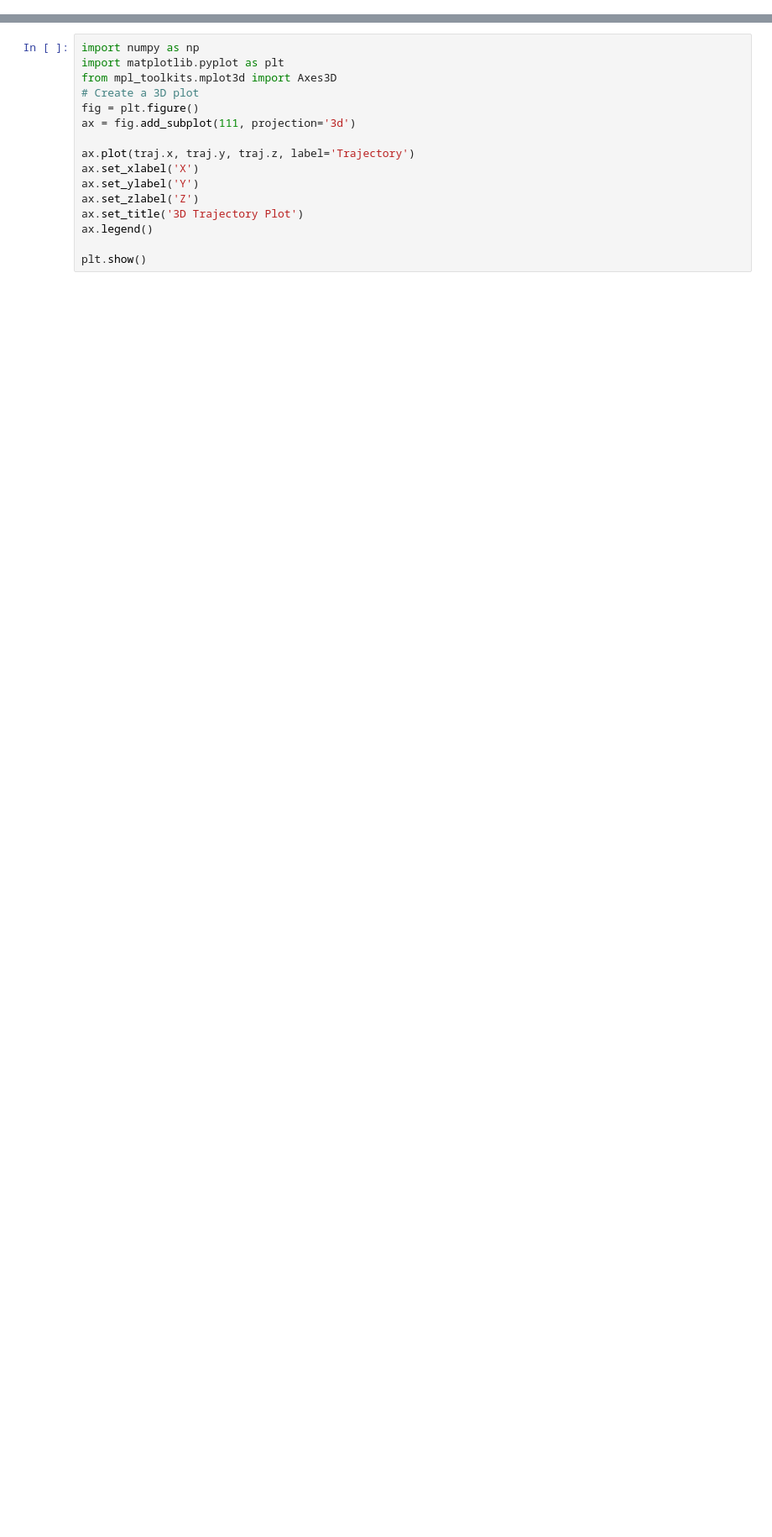
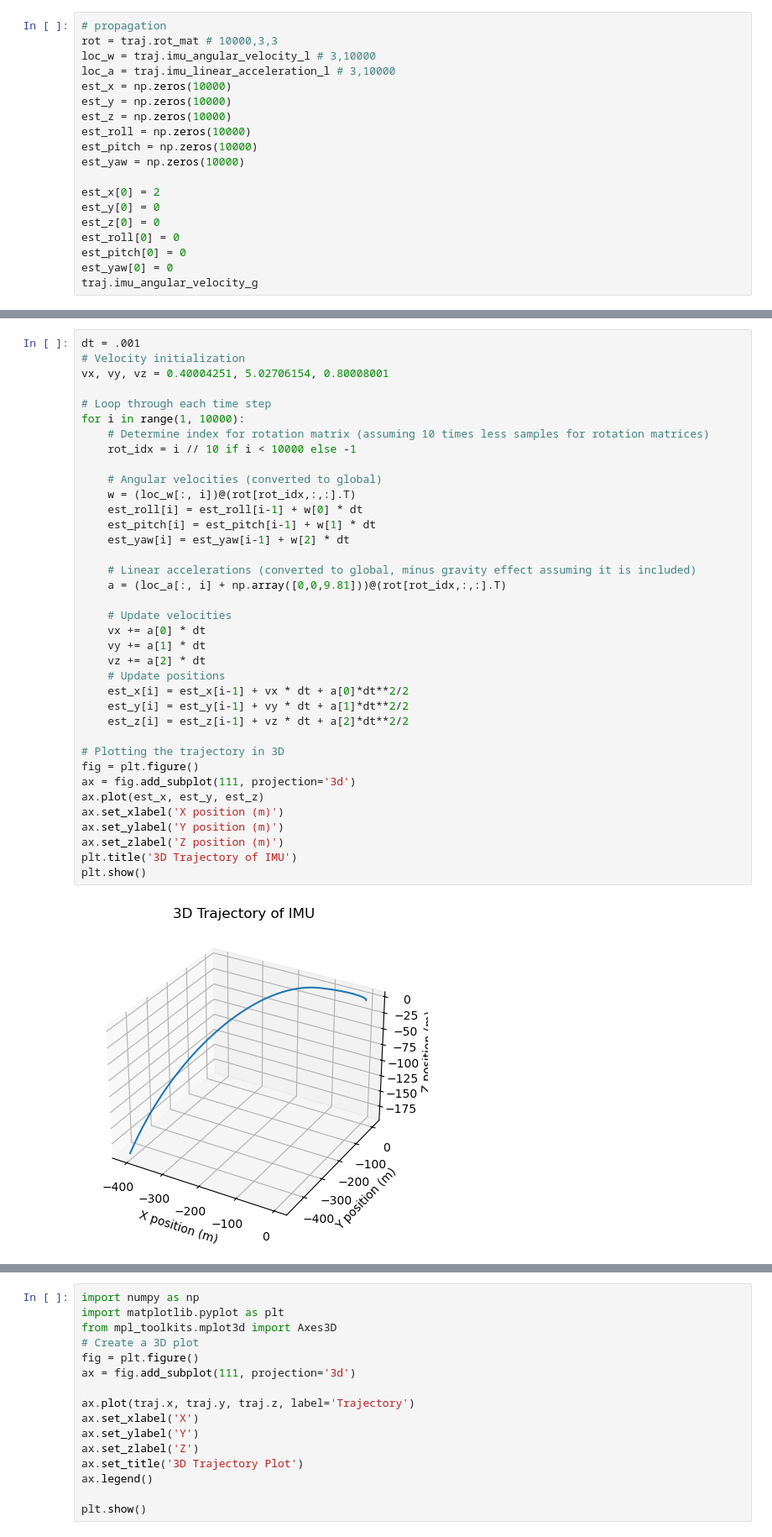
Before and after one commit to easy98/Invariant_UKF_and_CI, a Jupyter notebook: test.ipynb, the cells around one changed output, grey strips where cells are left out. Shown: that part at 84% size. Drawn from its saved outputs; the diff is of its cells as text; blank space fills up the shorter version.

```diff
--- a/test.ipynb
+++ b/test.ipynb
@@ -35,0 +20,19 @@ array([[-12.63796135, -12.63402893, -12.64848   , ..., -37.91201616,
+# %%
+# propagation
+rot = traj.rot_mat # 10000,3,3
+loc_w = traj.imu_angular_velocity_l # 3,10000
+loc_a = traj.imu_linear_acceleration_l # 3,10000
+est_x = np.zeros(10000)
+est_y = np.zeros(10000)
+est_z = np.zeros(10000)
+est_roll = np.zeros(10000)
+est_pitch = np.zeros(10000)
+est_yaw = np.zeros(10000)
+
+est_x[0] = 2
+est_y[0] = 0
+est_z[0] = 0
+est_roll[0] = 0
+est_pitch[0] = 0
+est_yaw[0] = 0
+traj.imu_angular_velocity_g
@@ -35,0 +46,39 @@ array([[-12.63796135, -12.63402893, -12.64848   , ..., -37.91201616,
+# %%
+dt = .001
+# Velocity initialization
+vx, vy, vz = 0.40004251, 5.02706154, 0.80008001
+
+# Loop through each time step
+for i in range(1, 10000):
+    # Determine index for rotation matrix (assuming 10 times less samples for rotation matrices)
+    rot_idx = i // 10 if i < 10000 else -1
+
+    # Angular velocities (converted to global)
+    w = (loc_w[:, i])@(rot[rot_idx,:,:].T)
+    est_roll[i] = est_roll[i-1] + w[0] * dt
+    est_pitch[i] = est_pitch[i-1] + w[1] * dt
+    est_yaw[i] = est_yaw[i-1] + w[2] * dt
+
+    # Linear accelerations (converted to global, minus gravity effect assuming it is included)
+    a = (loc_a[:, i] + np.array([0,0,9.81]))@(rot[rot_idx,:,:].T)
+
+    # Update velocities
+    vx += a[0] * dt
+    vy += a[1] * dt
+    vz += a[2] * dt
+    # Update positions
+    est_x[i] = est_x[i-1] + vx * dt + a[0]*dt**2/2
+    est_y[i] = est_y[i-1] + vy * dt + a[1]*dt**2/2
+    est_z[i] = est_z[i-1] + vz * dt + a[2]*dt**2/2
+
+# Plotting the trajectory in 3D
+fig = plt.figure()
+ax = fig.add_subplot(111, projection='3d')
+ax.plot(est_x, est_y, est_z)
+ax.set_xlabel('X position (m)')
+ax.set_ylabel('Y position (m)')
+ax.set_zlabel('Z position (m)')
+plt.title('3D Trajectory of IMU')
+plt.show()
+# %% [output]
+[figure, added]
```
Also changed, not shown: parts of 6 cells of this notebook, 4 other files.
